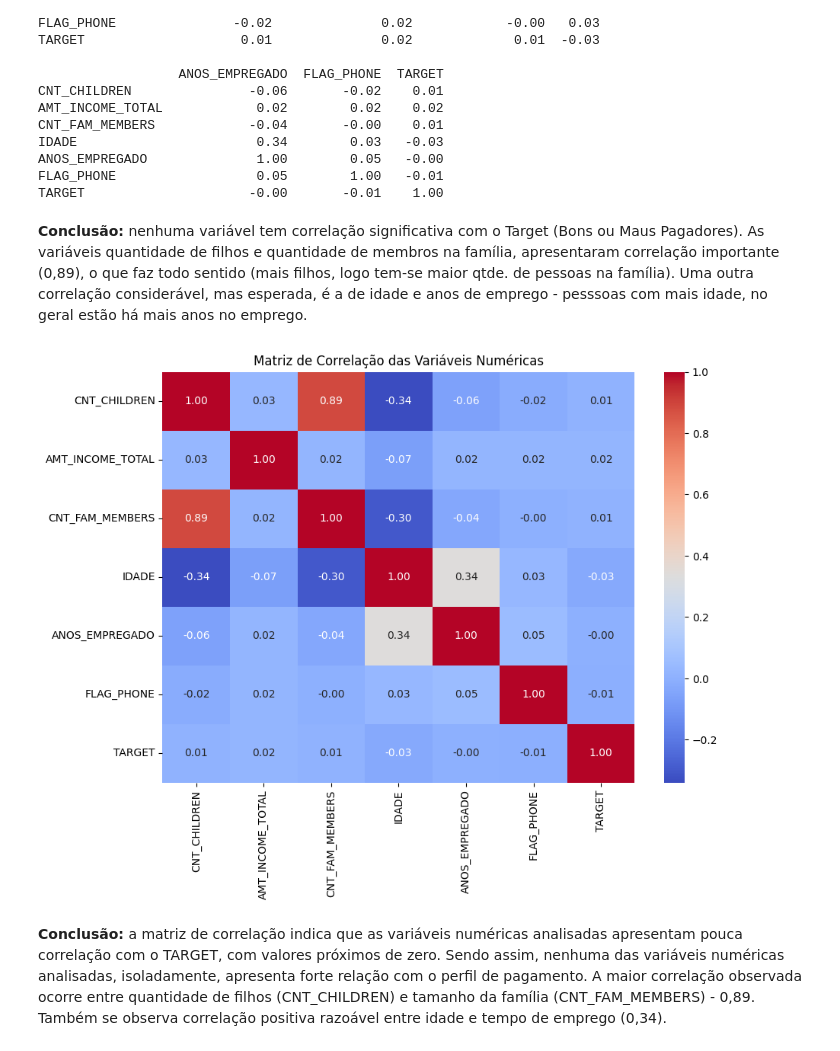
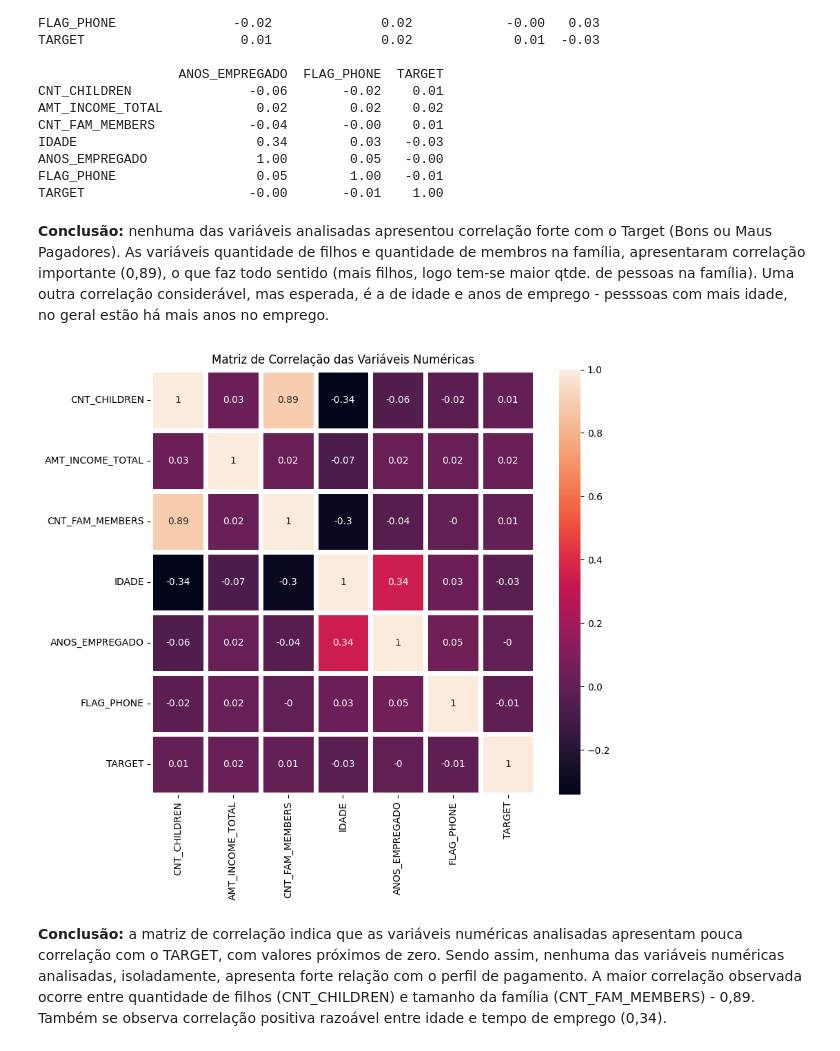
Before and after one commit to marciapaulasv-coder/TechChalenge, a Jupyter notebook: 01_eda.ipynb, the cells around one changed output. Cells and saved outputs as stored; diff of their text form; code cells hidden in the pictures.

```diff
--- a/01_eda.ipynb
+++ b/01_eda.ipynb
@@ -689,6 +707,5 @@ variaveis_correlacao = [
     'IDADE',
     'ANOS_EMPREGADO',
     'FLAG_PHONE',
-    'TARGET'
-]
+    'TARGET']
 # %% [markdown]
@@ -716,15 +733,15 @@ ANOS_EMPREGADO              1.00        0.05   -0.00
 FLAG_PHONE                  0.05        1.00   -0.01
 TARGET                     -0.00       -0.01    1.00
 # %% [markdown]
-**Conclusão:** nenhuma variável tem correlação significativa com o Target (Bons ou Maus Pagadores). As variáveis quantidade de filhos e quantidade de membros na família, apresentaram correlação importante (0,89), o que faz todo sentido (mais filhos, logo tem-se maior qtde. de pessoas na família). Uma outra correlação considerável, mas esperada, é a de idade e anos de emprego - pesssoas com mais idade, no geral estão há mais anos no emprego.
+**Conclusão:** nenhuma das variáveis analisadas apresentou correlação forte com o Target (Bons ou Maus Pagadores). As variáveis quantidade de filhos e quantidade de membros na família, apresentaram correlação importante (0,89), o que faz todo sentido (mais filhos, logo tem-se maior qtde. de pessoas na família). Uma outra correlação considerável, mas esperada, é a de idade e anos de emprego - pesssoas com mais idade, no geral estão há mais anos no emprego.
 # %%
-plt.figure(figsize=(10, 7))
+fig, ax = plt.subplots(figsize=(9,8))
 
-sns.heatmap(correlacao, annot=True, cmap='coolwarm',fmt='.2f')
+sns.heatmap(correlacao, annot=True, linewidths=5, ax=ax)
 
 plt.title('Matriz de Correlação das Variáveis Numéricas')
 plt.show()
 # %% [output]
-[figure, old version]
+[figure, new version]
 # %% [markdown]
 **Conclusão:** a matriz de correlação indica que as variáveis numéricas analisadas apresentam pouca correlação com o TARGET, com valores próximos de zero. Sendo assim, nenhuma das variáveis numéricas analisadas, isoladamente, apresenta forte relação com o perfil de pagamento. A maior correlação observada ocorre entre quantidade de filhos (CNT_CHILDREN) e tamanho da família (CNT_FAM_MEMBERS) - 0,89. Também se observa correlação positiva razoável entre idade e tempo de emprego (0,34).
```
Also changed, not shown: parts of 24 cells of this notebook.
